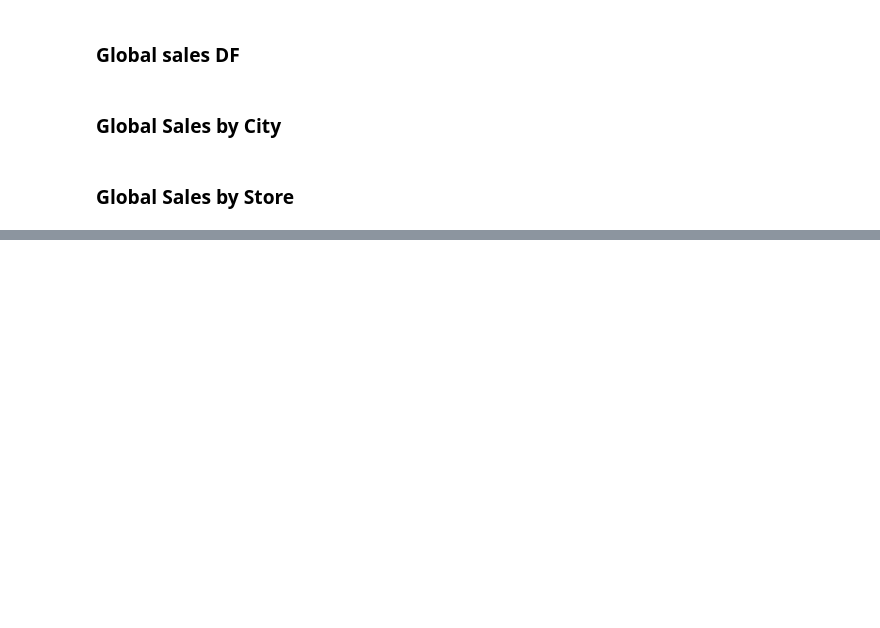
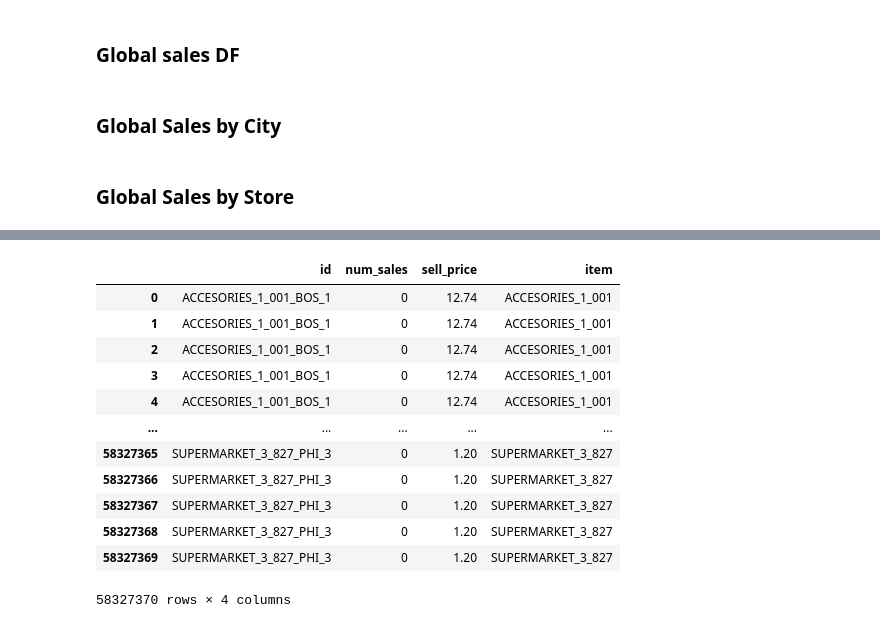
Before and after one commit to Maycas/DS-Market, a Jupyter notebook: 1 - Analysis/2 - Feature engineering.ipynb, the cells around one changed output, grey strips where cells are left out. Drawn from its saved outputs; the diff is of its cells as text; code cells hidden in the pictures; blank space fills up the shorter version.

```diff
--- a/1 - Analysis/2 - Feature engineering.ipynb
+++ b/1 - Analysis/2 - Feature engineering.ipynb
@@ -275,0 +215,17 @@ file_management.save_dfs_to_csv(dfs, directory, prefix = '')
+# %%
+master['item'] = master['id'].apply(lambda x: x[:-6])
+master
+# %% [output]
+|  | id | num_sales | sell_price | item |
+| 0 | ACCESORIES_1_001_BOS_1 | 0 | 12.74 | ACCESORIES_1_001 |
+| 1 | ACCESORIES_1_001_BOS_1 | 0 | 12.74 | ACCESORIES_1_001 |
+| 2 | ACCESORIES_1_001_BOS_1 | 0 | 12.74 | ACCESORIES_1_001 |
+| 3 | ACCESORIES_1_001_BOS_1 | 0 | 12.74 | ACCESORIES_1_001 |
+| 4 | ACCESORIES_1_001_BOS_1 | 0 | 12.74 | ACCESORIES_1_001 |
+| ... | ... | ... | ... | ... |
+| 58327365 | SUPERMARKET_3_827_PHI_3 | 0 | 1.20 | SUPERMARKET_3_827 |
+| 58327366 | SUPERMARKET_3_827_PHI_3 | 0 | 1.20 | SUPERMARKET_3_827 |
+| 58327367 | SUPERMARKET_3_827_PHI_3 | 0 | 1.20 | SUPERMARKET_3_827 |
+| 58327368 | SUPERMARKET_3_827_PHI_3 | 0 | 1.20 | SUPERMARKET_3_827 |
+| 58327369 | SUPERMARKET_3_827_PHI_3 | 0 | 1.20 | SUPERMARKET_3_827 |
+58327370 rows × 4 columns
```
Also changed, not shown: parts of 17 cells of this notebook, 2 other files.
